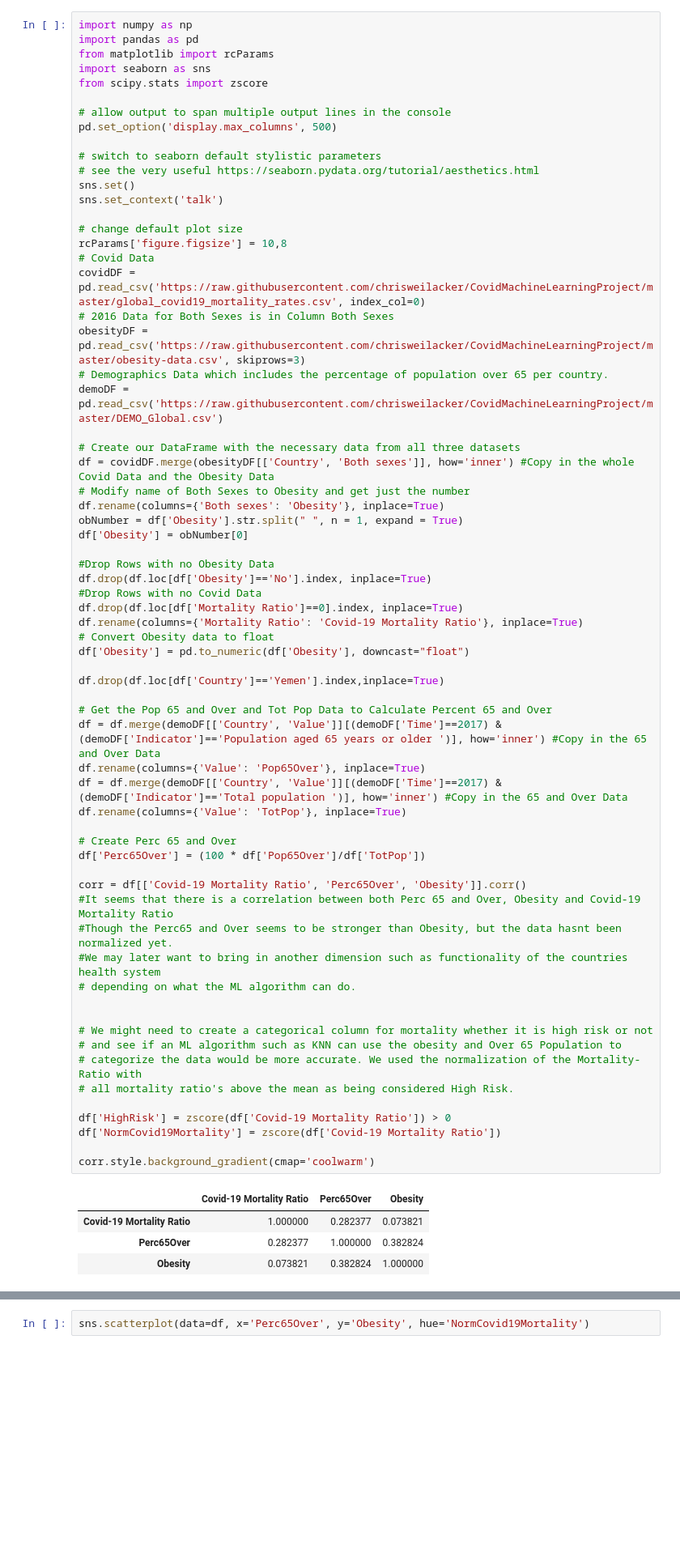
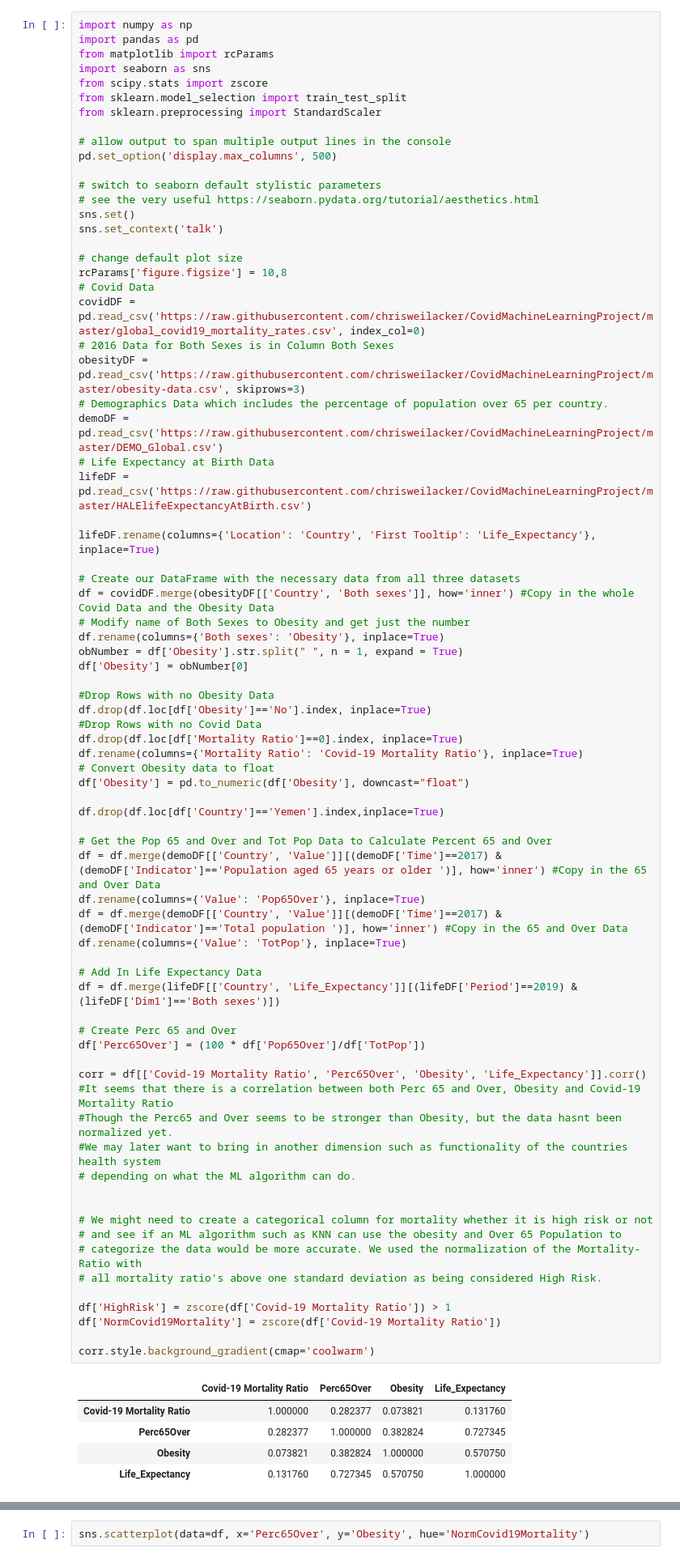
Before and after one commit to chrisweilacker/CovidMachineLearningProject, a Jupyter notebook: CovidMLProject.ipynb, the cells around one changed output, grey strips where cells are left out. Shown: that part at 81% size. Cells and saved outputs as stored; diff of their text form; blank space fills up the shorter version.

Commit message:
Added Initial Covid Vis and ML

```diff
--- a/CovidMLProject.ipynb
+++ b/CovidMLProject.ipynb
@@ -27,6 +31,8 @@ import pandas as pd
 from matplotlib import rcParams
 import seaborn as sns
 from scipy.stats import zscore
+from sklearn.model_selection import train_test_split
+from sklearn.preprocessing import StandardScaler
 
 # allow output to span multiple output lines in the console
 pd.set_option('display.max_columns', 500)
@@ -44,6 +50,10 @@ covidDF = pd.read_csv('https://raw.githubusercontent.com/chrisweilacker/CovidMac
 obesityDF = pd.read_csv('https://raw.githubusercontent.com/chrisweilacker/CovidMachineLearningProject/master/obesity-data.csv', skiprows=3)
 # Demographics Data which includes the percentage of population over 65 per country.
 demoDF = pd.read_csv('https://raw.githubusercontent.com/chrisweilacker/CovidMachineLearningProject/master/DEMO_Global.csv')
+# Life Expectancy at Birth Data
+lifeDF = pd.read_csv('https://raw.githubusercontent.com/chrisweilacker/CovidMachineLearningProject/master/HALElifeExpectancyAtBirth.csv')
+
+lifeDF.rename(columns={'Location': 'Country', 'First Tooltip': 'Life_Expectancy'}, inplace=True)
 
 # Create our DataFrame with the necessary data from all three datasets
 df = covidDF.merge(obesityDF[['Country', 'Both sexes']], how='inner') #Copy in the whole Covid Data and the Obesity Data
@@ -58,40 +68,44 @@ df.drop(df.loc[df['Obesity']=='No'].index, inplace=True)
 df.drop(df.loc[df['Mortality Ratio']==0].index, inplace=True)
 df.rename(columns={'Mortality Ratio': 'Covid-19 Mortality Ratio'}, inplace=True)
 # Convert Obesity data to float
 df['Obesity'] = pd.to_numeric(df['Obesity'], downcast="float")
 
 df.drop(df.loc[df['Country']=='Yemen'].index,inplace=True)
 
 # Get the Pop 65 and Over and Tot Pop Data to Calculate Percent 65 and Over
 df = df.merge(demoDF[['Country', 'Value']][(demoDF['Time']==2017) & (demoDF['Indicator']=='Population aged 65 years or older ')], how='inner') #Copy in the 65 and Over Data
 df.rename(columns={'Value': 'Pop65Over'}, inplace=True)
 df = df.merge(demoDF[['Country', 'Value']][(demoDF['Time']==2017) & (demoDF['Indicator']=='Total population ')], how='inner') #Copy in the 65 and Over Data
 df.rename(columns={'Value': 'TotPop'}, inplace=True)
 
+# Add In Life Expectancy Data
+df = df.merge(lifeDF[['Country', 'Life_Expectancy']][(lifeDF['Period']==2019) & (lifeDF['Dim1']=='Both sexes')])
+
 # Create Perc 65 and Over
 df['Perc65Over'] = (100 * df['Pop65Over']/df['TotPop'])
 
-corr = df[['Covid-19 Mortality Ratio', 'Perc65Over', 'Obesity']].corr()
+corr = df[['Covid-19 Mortality Ratio', 'Perc65Over', 'Obesity', 'Life_Expectancy']].corr()
 #It seems that there is a correlation between both Perc 65 and Over, Obesity and Covid-19 Mortality Ratio
 #Though the Perc65 and Over seems to be stronger than Obesity, but the data hasnt been normalized yet.
 #We may later want to bring in another dimension such as functionality of the countries health system
 # depending on what the ML algorithm can do.
 
 
 # We might need to create a categorical column for mortality whether it is high risk or not
 # and see if an ML algorithm such as KNN can use the obesity and Over 65 Population to
 # categorize the data would be more accurate. We used the normalization of the Mortality-Ratio with
-# all mortality ratio's above the mean as being considered High Risk.
+# all mortality ratio's above one standard deviation as being considered High Risk.
 
-df['HighRisk'] = zscore(df['Covid-19 Mortality Ratio']) > 0
+df['HighRisk'] = zscore(df['Covid-19 Mortality Ratio']) > 1
 df['NormCovid19Mortality'] = zscore(df['Covid-19 Mortality Ratio'])
 
 corr.style.background_gradient(cmap='coolwarm')
 # %% [output]
-|  | Covid-19 Mortality Ratio | Perc65Over | Obesity |
-| Covid-19 Mortality Ratio | 1.000000 | 0.282377 | 0.073821 |
-| Perc65Over | 0.282377 | 1.000000 | 0.382824 |
-| Obesity | 0.073821 | 0.382824 | 1.000000 |
+|  | Covid-19 Mortality Ratio | Perc65Over | Obesity | Life_Expectancy |
+| Covid-19 Mortality Ratio | 1.000000 | 0.282377 | 0.073821 | 0.131760 |
+| Perc65Over | 0.282377 | 1.000000 | 0.382824 | 0.727345 |
+| Obesity | 0.073821 | 0.382824 | 1.000000 | 0.570750 |
+| Life_Expectancy | 0.131760 | 0.727345 | 0.570750 | 1.000000 |
 # %% [markdown]
 ### Data Visualizations
 
```
Also changed, not shown: parts of 5 cells of this notebook, 1 other file.
